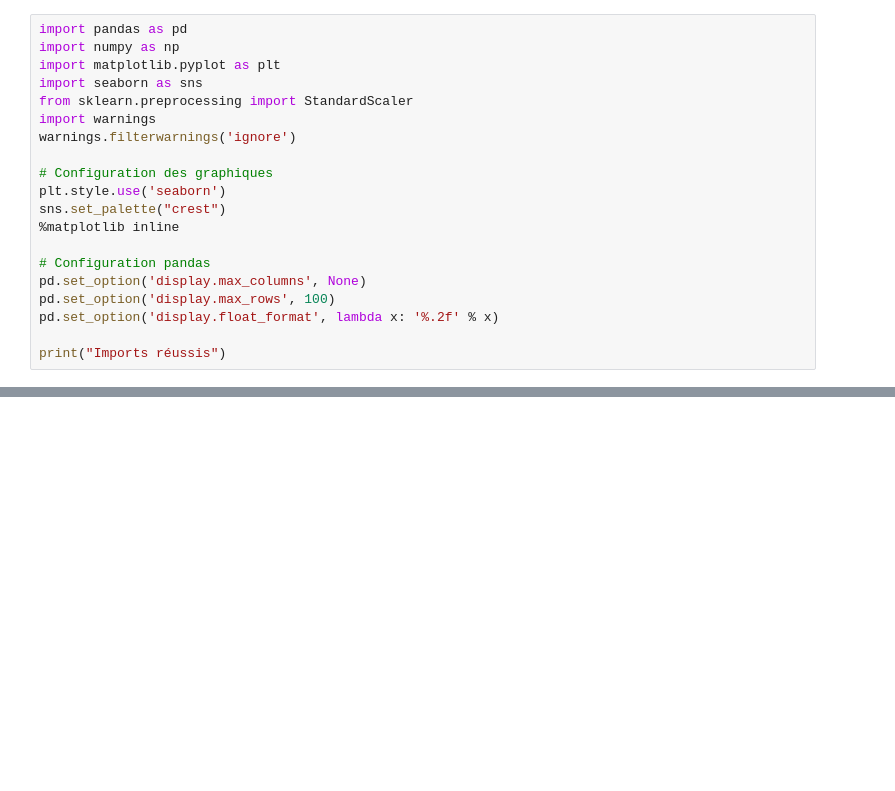
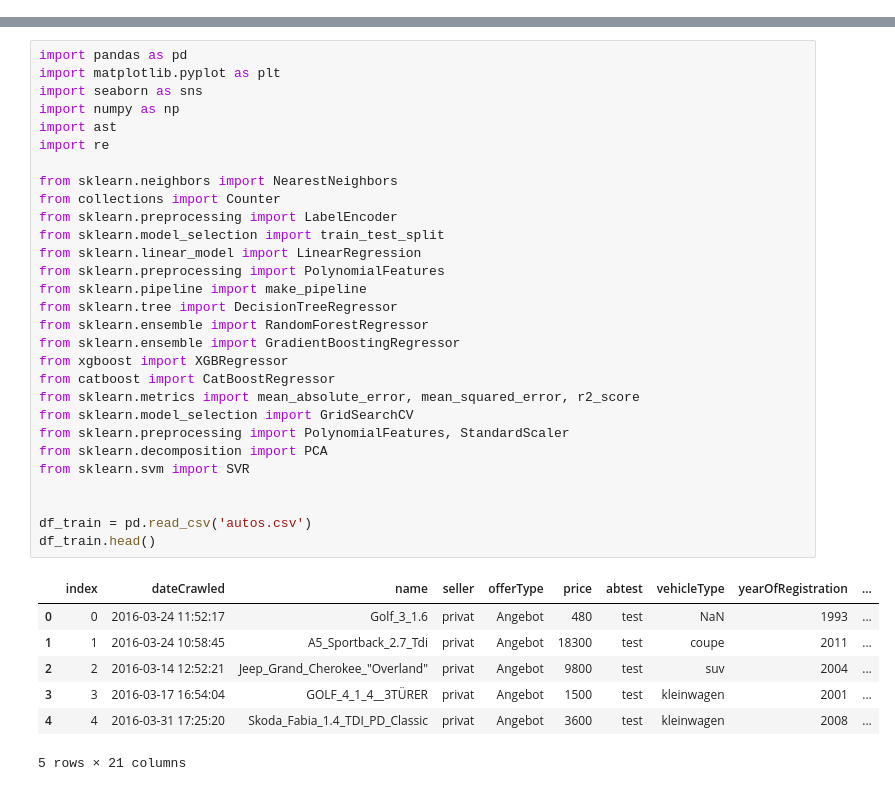
Before and after one commit to hugodbrnn/Machine-learning-project-cars, a Jupyter notebook: project.ipynb, the cells around one changed output, grey strips where cells are left out. Drawn from its saved outputs; the diff is of its cells as text; blank space fills up the shorter version.

```diff
--- a/project.ipynb
+++ b/project.ipynb
@@ -156,20 +0,0 @@ Le jeu de données est maintenant nettoyé et prêt pour l'analyse.
-# %%
-import pandas as pd
-import numpy as np
-import matplotlib.pyplot as plt
-import seaborn as sns
-from sklearn.preprocessing import StandardScaler
-import warnings
-warnings.filterwarnings('ignore')
-
-# Configuration des graphiques
-plt.style.use('seaborn')
-sns.set_palette("crest")
-%matplotlib inline
-
-# Configuration pandas
-pd.set_option('display.max_columns', None)
-pd.set_option('display.max_rows', 100)
-pd.set_option('display.float_format', lambda x: '%.2f' % x)
-
-print("Imports réussis")
@@ -1018,0 +1,37 @@ FEATURE ENGINEERING TERMINÉ AVEC SUCCÈS
+# %%
+import pandas as pd
+import matplotlib.pyplot as plt
+import seaborn as sns
+import numpy as np
+import ast
+import re
+
+from sklearn.neighbors import NearestNeighbors
+from collections import Counter
+from sklearn.preprocessing import LabelEncoder
+from sklearn.model_selection import train_test_split
+from sklearn.linear_model import LinearRegression
+from sklearn.preprocessing import PolynomialFeatures
+from sklearn.pipeline import make_pipeline
+from sklearn.tree import DecisionTreeRegressor
+from sklearn.ensemble import RandomForestRegressor
+from sklearn.ensemble import GradientBoostingRegressor
+from xgboost import XGBRegressor
+from catboost import CatBoostRegressor
+from sklearn.metrics import mean_absolute_error, mean_squared_error, r2_score
+from sklearn.model_selection import GridSearchCV
+from sklearn.preprocessing import PolynomialFeatures, StandardScaler
+from sklearn.decomposition import PCA
+from sklearn.svm import SVR
+
+
+df_train = pd.read_csv('autos.csv')
+df_train.head()
+# %% [output]
+|  | index | dateCrawled | name | seller | offerType | price | abtest | vehicleType | yearOfRegistration | ... |
+| 0 | 0 | 2016-03-24 11:52:17 | Golf_3_1.6 | privat | Angebot | 480 | test | NaN | 1993 | ... |
+| 1 | 1 | 2016-03-24 10:58:45 | A5_Sportback_2.7_Tdi | privat | Angebot | 18300 | test | coupe | 2011 | ... |
+| 2 | 2 | 2016-03-14 12:52:21 | Jeep_Grand_Cherokee_"Overland" | privat | Angebot | 9800 | test | suv | 2004 | ... |
+| 3 | 3 | 2016-03-17 16:54:04 | GOLF_4_1_4__3TÜRER | privat | Angebot | 1500 | test | kleinwagen | 2001 | ... |
+| 4 | 4 | 2016-03-31 17:25:20 | Skoda_Fabia_1.4_TDI_PD_Classic | privat | Angebot | 3600 | test | kleinwagen | 2008 | ... |
+5 rows × 21 columns
```
Also changed, not shown: parts of 98 cells of this notebook, 3 other files.
